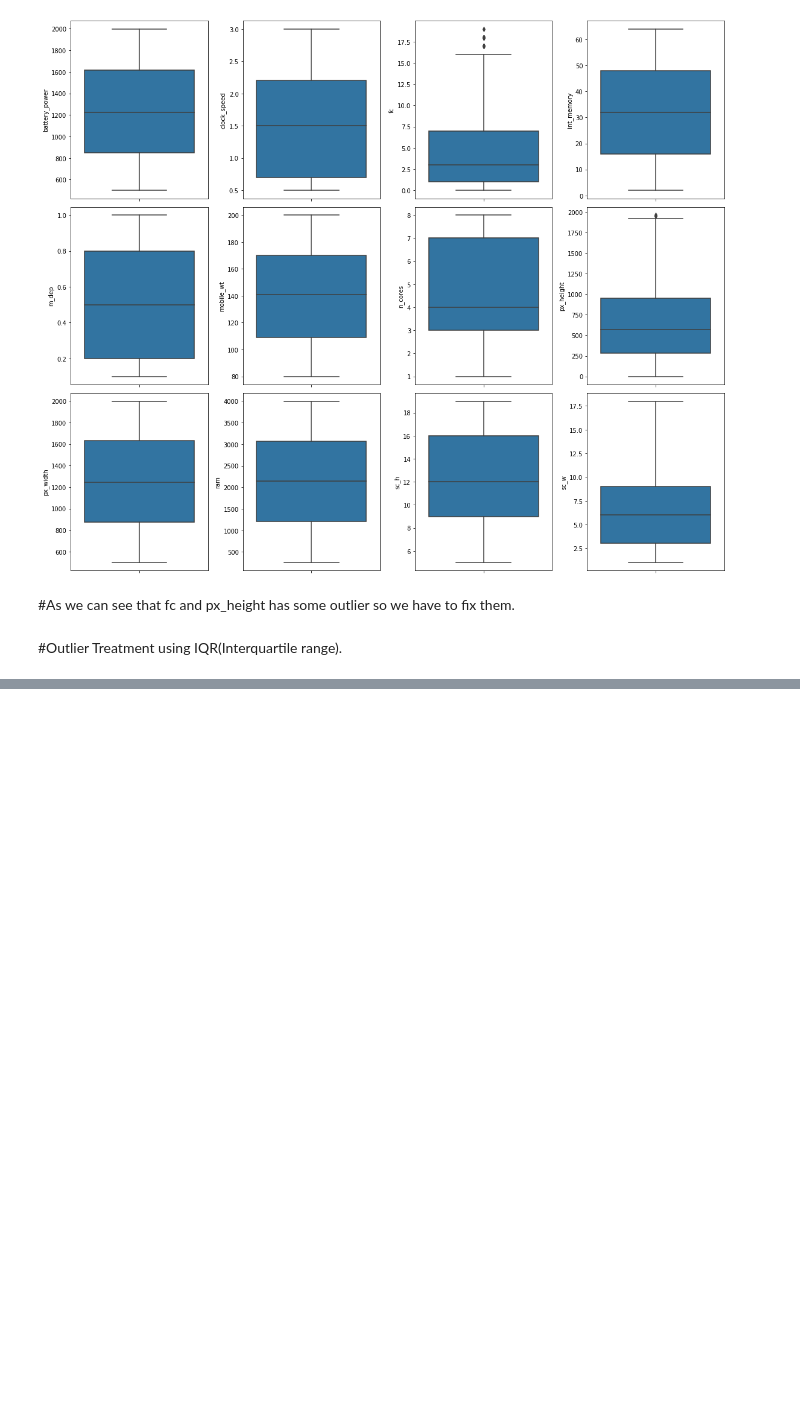
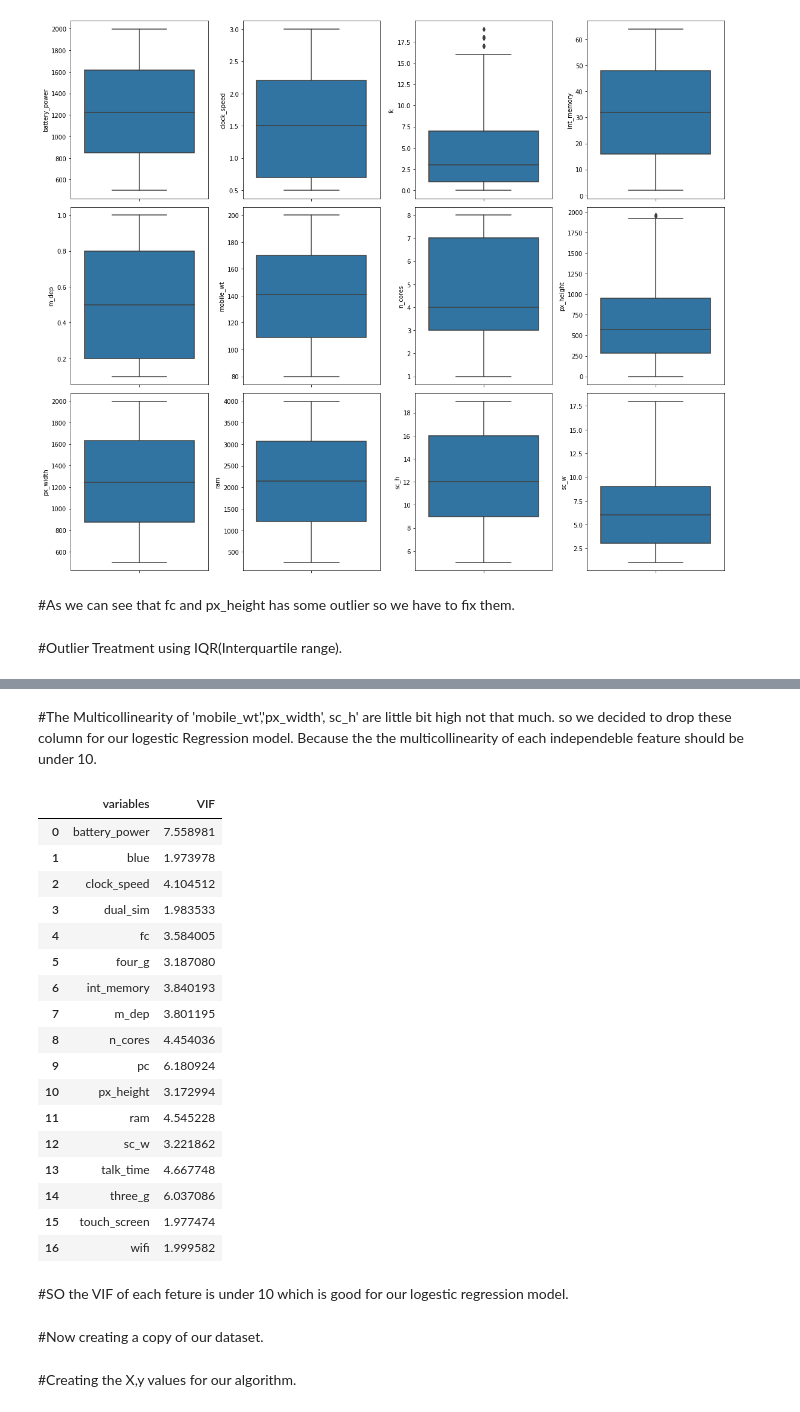
Before and after one commit to Lovejeet-Singh-31/Mobile-Price-Range-Prediction, a Jupyter notebook: Mobile_Price_Range_Prediction.ipynb, the cells around one changed output, grey strips where cells are left out. Cells and saved outputs as stored; diff of their text form; code cells hidden in the pictures; blank space fills up the shorter version.

```diff
--- a/Mobile_Price_Range_Prediction.ipynb
+++ b/Mobile_Price_Range_Prediction.ipynb
@@ -433,0 +464,11 @@ mobile_data = mobile_df[(mobile_df['px_height'] <= Q3)]
+# %%
+#Multicollinearity
+from statsmodels.stats.outliers_influence import variance_inflation_factor
+def calc_vif(X):
+
+    # Calculating VIF
+    vif = pd.DataFrame()
+    vif["variables"] = X.columns
+    vif["VIF"] = [variance_inflation_factor(X.values, i) for i in range(X.shape[1])]
+
+    return(vif)
@@ -433,0 +495,27 @@ mobile_data = mobile_df[(mobile_df['px_height'] <= Q3)]
+# %% [markdown]
+#The Multicollinearity of 'mobile_wt','px_width', sc_h' are little bit high not that much. so we decided to drop these column for our logestic Regression model. Because the the multicollinearity of each independeble feature should be under 10.
+# %%
+calc_vif(mobile_df[[i for i in mobile_df.describe().columns if i not in ['price_range','mobile_wt','px_width','sc_h']]])
+# %% [output]
+|  | variables | VIF |
+| 0 | battery_power | 7.558981 |
+| 1 | blue | 1.973978 |
+| 2 | clock_speed | 4.104512 |
+| 3 | dual_sim | 1.983533 |
+| 4 | fc | 3.584005 |
+| 5 | four_g | 3.187080 |
+| 6 | int_memory | 3.840193 |
+| 7 | m_dep | 3.801195 |
+| 8 | n_cores | 4.454036 |
+| 9 | pc | 6.180924 |
+| 10 | px_height | 3.172994 |
+| 11 | ram | 4.545228 |
+| 12 | sc_w | 3.221862 |
+| 13 | talk_time | 4.667748 |
+| 14 | three_g | 6.037086 |
+| 15 | touch_screen | 1.977474 |
+| 16 | wifi | 1.999582 |
+# %% [markdown]
+#SO the VIF of each feture is under 10 which is good for our logestic regression model.
+# %% [markdown]
+#Now creating a copy of our dataset.
@@ -433,0 +531,2 @@ mobile_data = mobile_df[(mobile_df['px_height'] <= Q3)]
+# %% [markdown]
+#Creating the X,y values for our algorithm.
```
Also changed, not shown: parts of 21 cells of this notebook.
